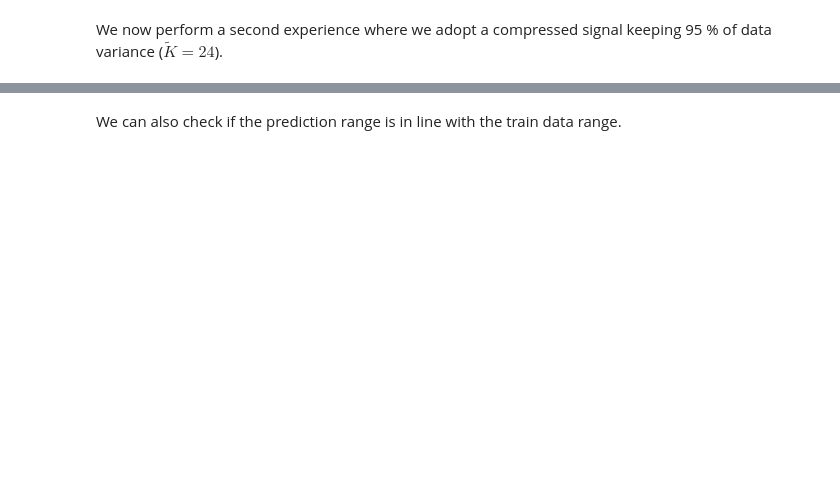
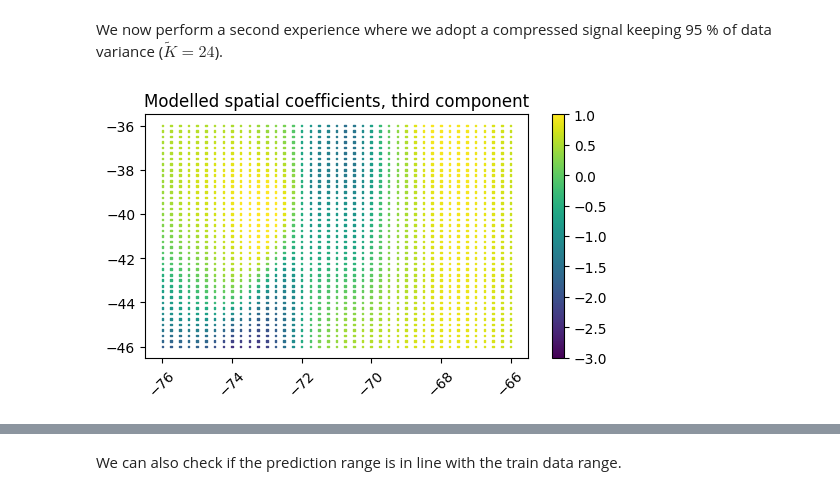
Before and after one commit to Panda0riginal/ST_DeepLearning, a Jupyter notebook: Code/Experiment_TemperatureData.ipynb, the cells around one changed output, grey strips where cells are left out. Saved outputs shown, nothing was run; the diff lists cells and outputs as text; code cells hidden in the pictures; blank space fills up the shorter version.

```diff
--- a/Code/Experiment_TemperatureData.ipynb
+++ b/Code/Experiment_TemperatureData.ipynb
@@ -367,5 +382,15 @@ plt.subplots_adjust(hspace = 0.4, wspace = 0.2)
 # %% [markdown]
 We now perform a second experience where we adopt a compressed signal keeping 95 \% of data variance ($\tilde K = 24$).
+# %%
+plt.figure(figsize=(21,12))
+plt.subplot(3,3,9)
+plt.scatter(SwissMesh['X'], SwissMesh['Y'],c= y_pred_mesh[:,2], vmin=-3, vmax=1, marker =',', s =1.3)
+plt.xticks(rotation=45)
+plt.colorbar()
+plt.title('Modelled spatial coefficients, third component')
+plt.subplots_adjust(hspace = 0.4, wspace = 0.2)
+# %% [output]
+[figure, added]
 # %%
 mae_spatial =  np.zeros(y_test.shape[0])
 for i in range(y_test.shape[0]):
```
Also changed, not shown: parts of 18 cells of this notebook.
